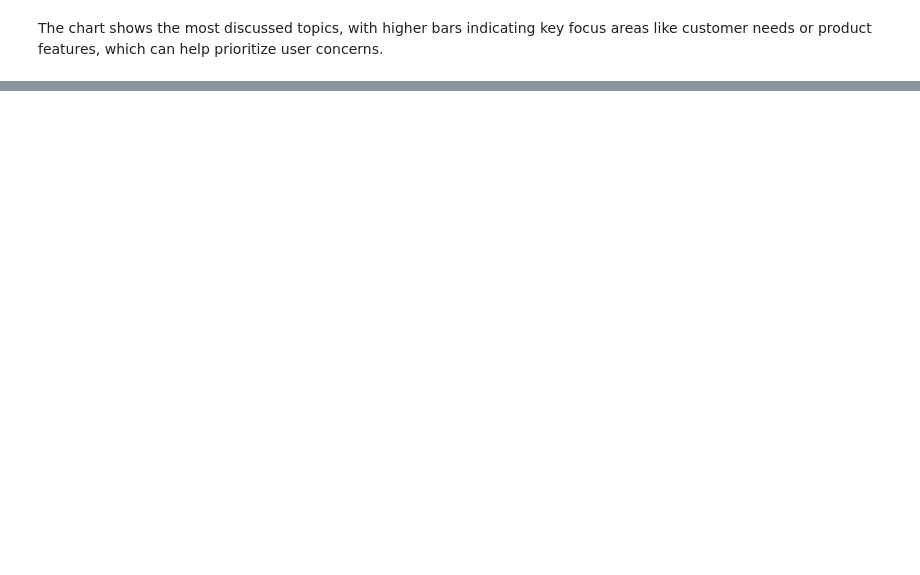
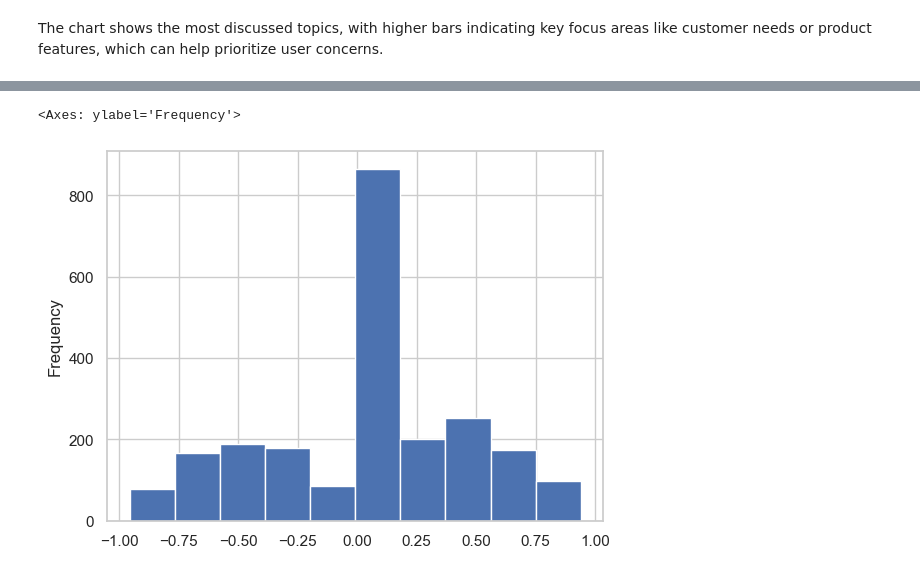
Before and after one commit to Luwate/phase-4-project, a Jupyter notebook: NLP PROJECT.ipynb, the cells around one changed output, grey strips where cells are left out. Cells and saved outputs as stored; diff of their text form; code cells hidden in the pictures; blank space fills up the shorter version.

```diff
--- a/NLP PROJECT.ipynb
+++ b/NLP PROJECT.ipynb
@@ -318,2 +361,8 @@ plt.show()
 # %% [markdown]
 The chart shows the most discussed topics, with higher bars indicating key focus areas like customer needs or product features, which can help prioritize user concerns.
+# %%
+from sklearn.cluster import KMeans
+
+kmeans = KMeans(3, random_state=42)
+clusters = kmeans.fit_predict(X)
+df_clean['cluster'] = clusters
@@ -319,0 +385,5 @@ The chart shows the most discussed topics, with higher bars indicating key focus
+# %%
+df_clean[df_clean['cluster'] == 0]['nltk_sentiment'].plot.hist()
+# %% [output]
+<Axes: ylabel='Frequency'>
+[figure, added]
```
Also changed, not shown: parts of 32 cells of this notebook.
